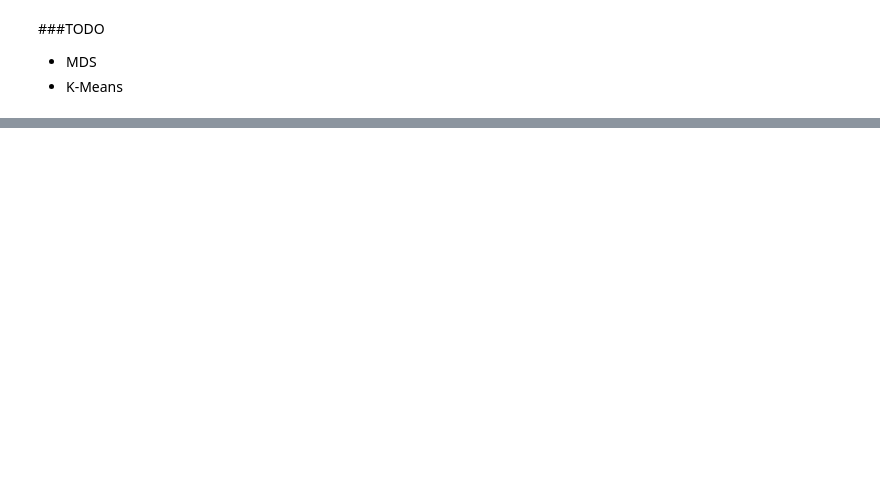
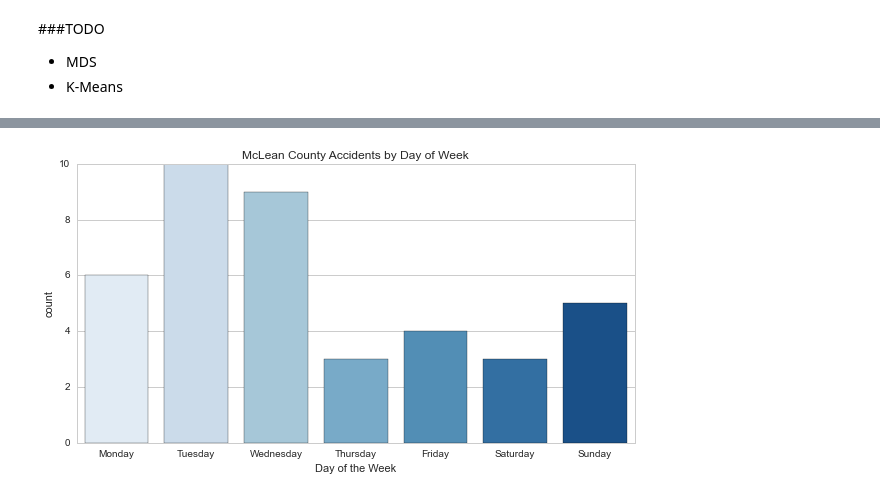
Before and after one commit to mbernico/mclean_bike_safety, a Jupyter notebook: blono_stats.ipynb, the cells around one changed output, grey strips where cells are left out. Cells and saved outputs as stored; diff of their text form; code cells hidden in the pictures; blank space fills up the shorter version.

```diff
--- a/blono_stats.ipynb
+++ b/blono_stats.ipynb
@@ -259,0 +171,11 @@ plot_url = py.plot(fig, filename='day_hist')
+# %%
+#visualize day
+plt.figure(figsize=(10,5))
+plt.title("McLean County Accidents by Day of Week")
+sns.countplot(x="day_of_week", data=complete_df, palette="Blues", order =['Monday', 'Tuesday',
+                                                                             'Wednesday', 'Thursday','Friday',
+                                                                             'Saturday','Sunday'] )
+plt.xlabel("Day of the Week")
+plt.legend()
+# %% [output]
+[figure, added]
```
Also changed, not shown: parts of 14 cells of this notebook, 12 other files.
